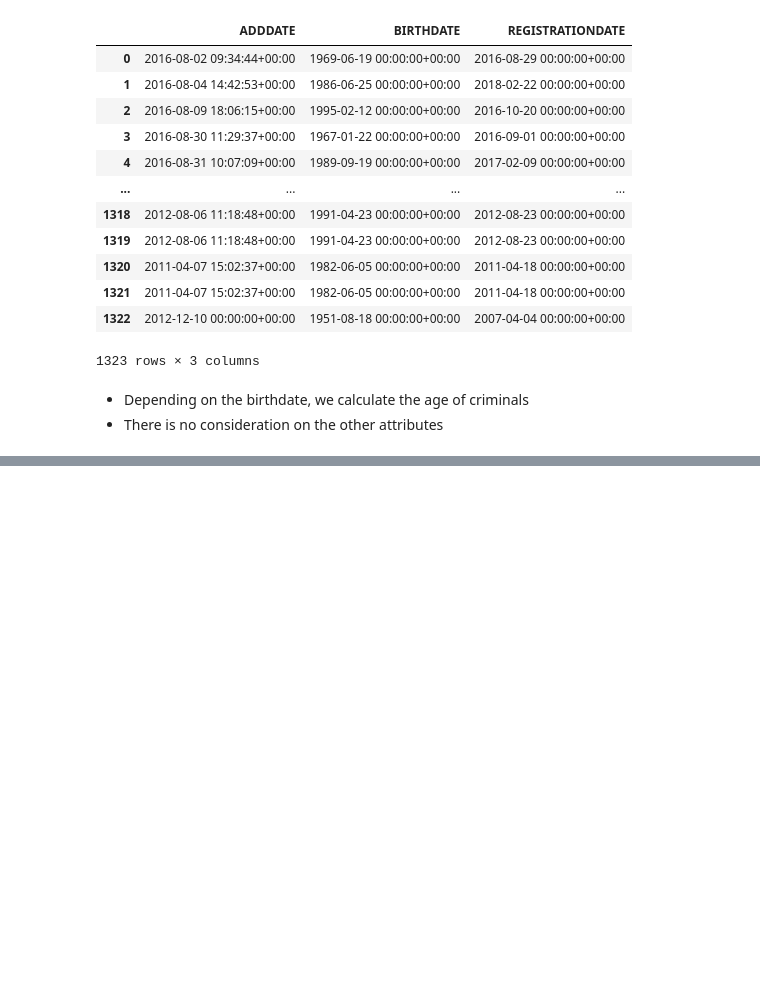
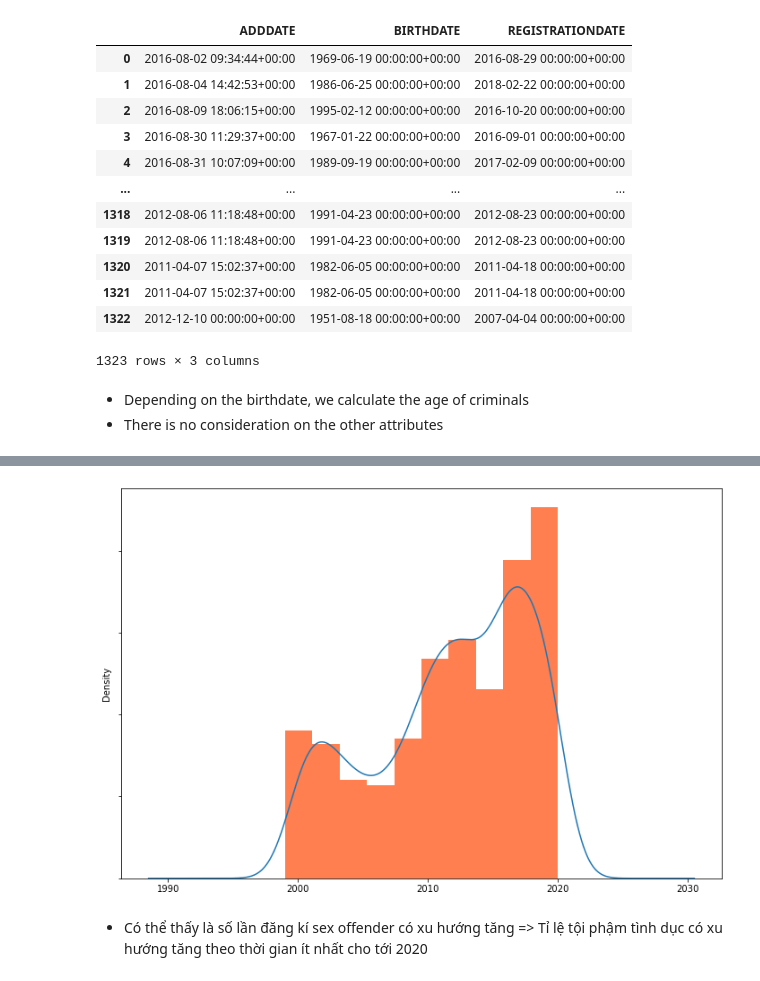
Before and after one commit to Truong1311/FinalProject_LTCKHDL, a Jupyter notebook: Sang.ipynb, the cells around one changed output, grey strips where cells are left out. Saved outputs shown, nothing was run; the diff lists cells and outputs as text; code cells hidden in the pictures; blank space fills up the shorter version.

```diff
--- a/Sang.ipynb
+++ b/Sang.ipynb
@@ -285,0 +312,10 @@ data_df['AGE']=((now - datetime_df['BIRTHDATE']).astype('<m8[Y]'))
+# %%
+fig , ax = plt.subplots(figsize=(12,8))
+datetime_df['REGISTRATIONDATE'].dt.year.plot(kind='hist',density=True,bins =10, color='coral')
+datetime_df['REGISTRATIONDATE'].dt.year.plot(kind='kde')
+ax.axes.yaxis.set_ticklabels([])
+plt.show()
+# %% [output]
+[figure, added]
+# %% [markdown]
+* Có thể  thấy là số lần đăng kí sex offender có xu hướng tăng => Tỉ lệ tội phậm tình dục có xu hướng tăng theo thời gian ít nhất cho tới 2020
```
Also changed, not shown: parts of 10 cells of this notebook.
